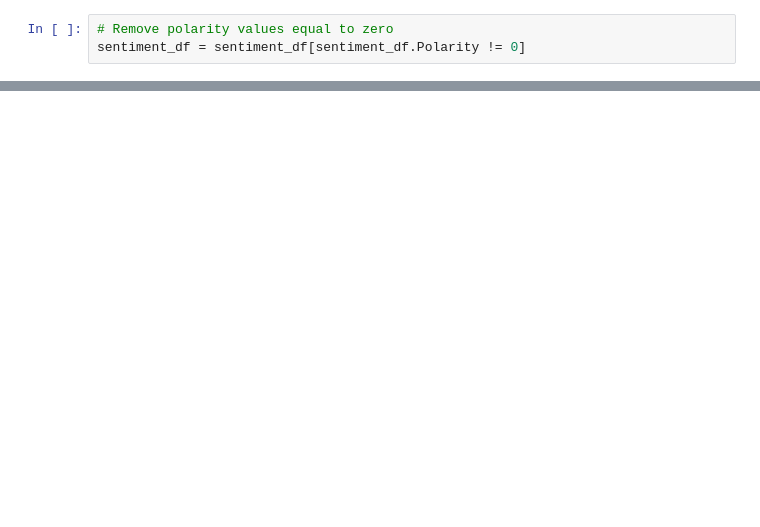
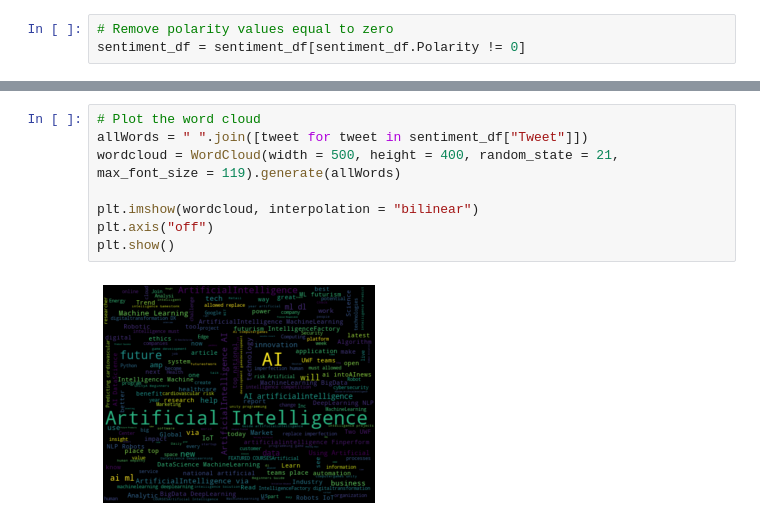
Before and after one commit to adhityaprimandhika/Check-People-Sentiment-with-Tweepy, a Jupyter notebook: Sentiment_Analysis.ipynb, the cells around one changed output, grey strips where cells are left out. Cells and saved outputs as stored; diff of their text form; blank space fills up the shorter version.

Commit message:
add wordcloud

```diff
--- a/Sentiment_Analysis.ipynb
+++ b/Sentiment_Analysis.ipynb
@@ -145 +147,11 @@ Polarity  : -0.1439142270923513
 Sentiment : Negative
+# %%
+# Plot the word cloud
+allWords = " ".join([tweet for tweet in sentiment_df["Tweet"]])
+wordcloud = WordCloud(width = 500, height = 400, random_state = 21, max_font_size = 119).generate(allWords)
+
+plt.imshow(wordcloud, interpolation = "bilinear")
+plt.axis("off")
+plt.show()
+# %% [output]
+[figure, added]
```
Also changed, not shown: parts of 8 cells of this notebook.
